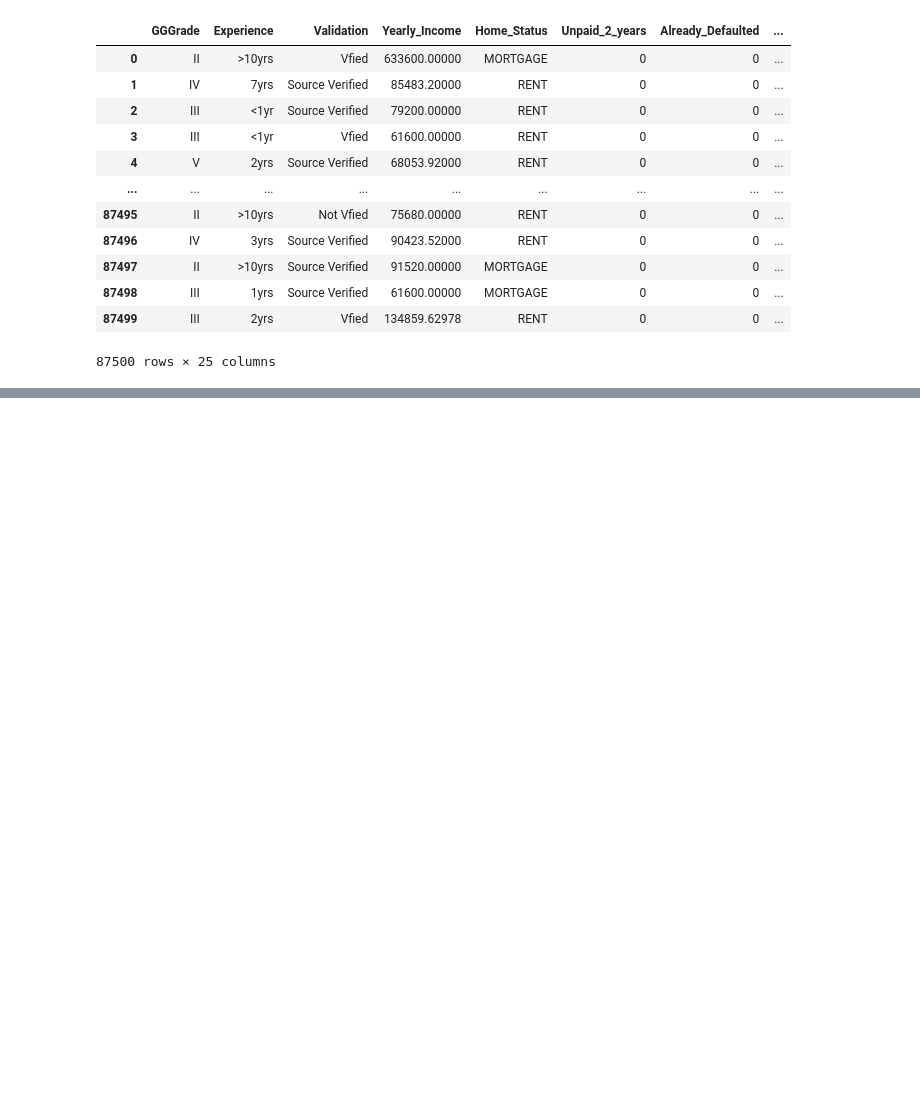
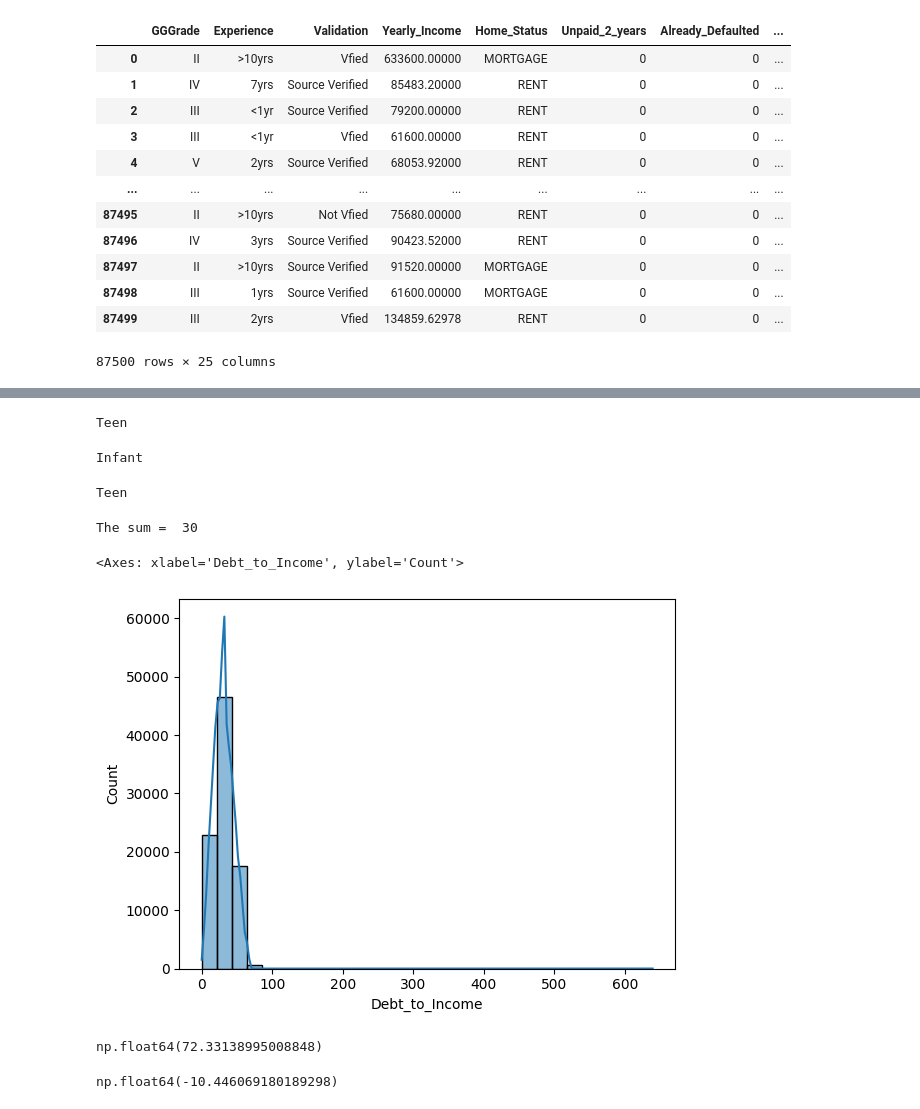
Before and after one commit to pokharel-aayush/data_science, a Jupyter notebook: Data_Train.ipynb, the cells around one changed output, grey strips where cells are left out. Drawn from its saved outputs; the diff is of its cells as text; code cells hidden in the pictures; blank space fills up the shorter version.

```diff
--- a/Data_Train.ipynb
+++ b/Data_Train.ipynb
@@ -348,0 +353,67 @@ for col in columns:
+# %%
+age = 15
+
+if age < 5:
+    print("Infant")
+elif age >= 5 and age < 15:
+    print("Child")
+elif age >= 15 and age < 18:
+    print("Teen")
+else:
+    print("Adult")
+# %% [output]
+Teen
+# %%
+age = 5
+
+if age <= 5:
+    print("Infant")
+else:
+    if age <= 15:
+        print("Child")
+    else:
+        if age <= 18:
+            print("Teen")
+        else:
+            print("Adult")
+# %% [output]
+Infant
+# %%
+age = 10
+
+if age <= 18:
+    print('Teen')
+    if age >= 18 and age <= 50:
+        print('Adult')
+        if age >= 60:
+            print('Senior')
+else:
+    print
+# %% [output]
+Teen
+# %%
+#class and object
+class add:
+    def add(self,a,b):
+        print("The sum = ",a+b)
+a = add()
+a.add(10,20)
+# %% [output]
+The sum =  30
+# %%
+sns.histplot(data=df,x='Debt_to_Income',bins=30,kde=True)
+# %% [output]
+<Axes: xlabel='Debt_to_Income', ylabel='Count'>
+[figure, added]
+# %%
+#-3 and 3 standard deviation outside are considered outliers arefound through mean(sum/n)
+#z=(x−μ)/σ
+UL=df['Debt_to_Income'].mean()+3*df['Debt_to_Income'].std()
+UL
+# %% [output]
+np.float64(72.33138995008848)
+# %%
+LL=df['Debt_to_Income'].mean()-3*df['Debt_to_Income'].std()
+LL
+# %% [output]
+np.float64(-10.446069180189298)
```
Also changed, not shown: parts of 13 cells of this notebook.
